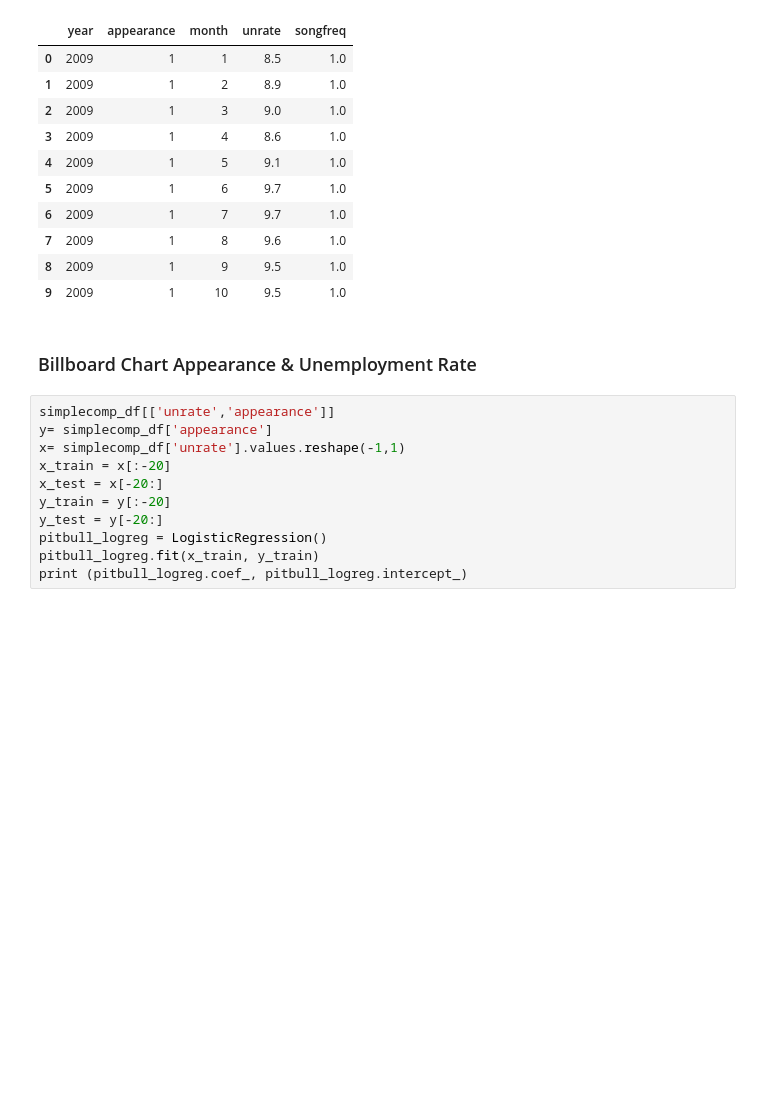
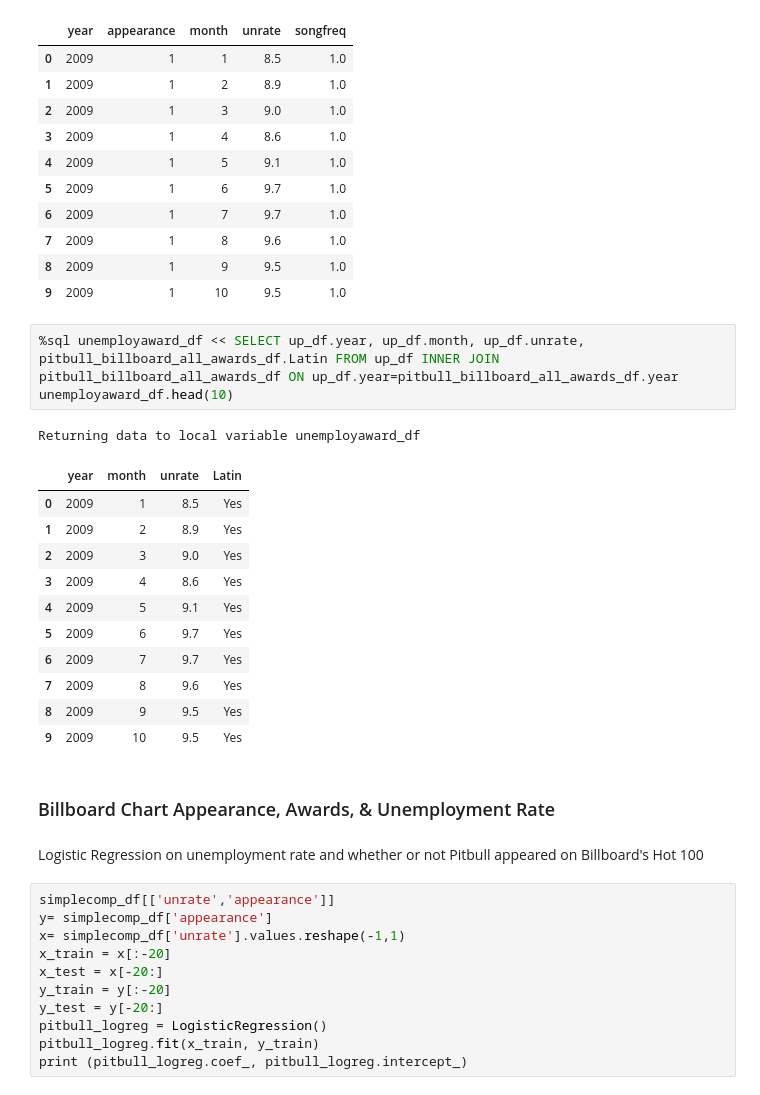
Before and after one commit to Keikeidemaqua/datasci-finalproj, a Jupyter notebook: archive/datasci.ipynb, the cells around one changed output. Saved outputs shown, nothing was run; the diff lists cells and outputs as text; blank space fills up the shorter version.

```diff
--- a/archive/datasci.ipynb
+++ b/archive/datasci.ipynb
@@ -297,8 +297,26 @@ Returning data to local variable simplecomp_df
 | 7 | 2009 | 1 | 8 | 9.6 | 1.0 |
 | 8 | 2009 | 1 | 9 | 9.5 | 1.0 |
 | 9 | 2009 | 1 | 10 | 9.5 | 1.0 |
+# %%
+%sql unemployaward_df << SELECT up_df.year, up_df.month, up_df.unrate, pitbull_billboard_all_awards_df.Latin FROM up_df INNER JOIN pitbull_billboard_all_awards_df ON up_df.year=pitbull_billboard_all_awards_df.year
+unemployaward_df.head(10)
+# %% [output]
+Returning data to local variable unemployaward_df
+|  | year | month | unrate | Latin |
+| 0 | 2009 | 1 | 8.5 | Yes |
+| 1 | 2009 | 2 | 8.9 | Yes |
+| 2 | 2009 | 3 | 9.0 | Yes |
+| 3 | 2009 | 4 | 8.6 | Yes |
+| 4 | 2009 | 5 | 9.1 | Yes |
+| 5 | 2009 | 6 | 9.7 | Yes |
+| 6 | 2009 | 7 | 9.7 | Yes |
+| 7 | 2009 | 8 | 9.6 | Yes |
+| 8 | 2009 | 9 | 9.5 | Yes |
+| 9 | 2009 | 10 | 9.5 | Yes |
 # %% [markdown]
-### Billboard Chart Appearance & Unemployment Rate
+### Billboard Chart Appearance, Awards, & Unemployment Rate
+# %% [markdown]
+Logistic Regression on unemployment rate and whether or not Pitbull appeared on Billboard's Hot 100
 # %%
 simplecomp_df[['unrate','appearance']]
 y= simplecomp_df['appearance']
```
Also changed, not shown: parts of 18 cells of this notebook.
